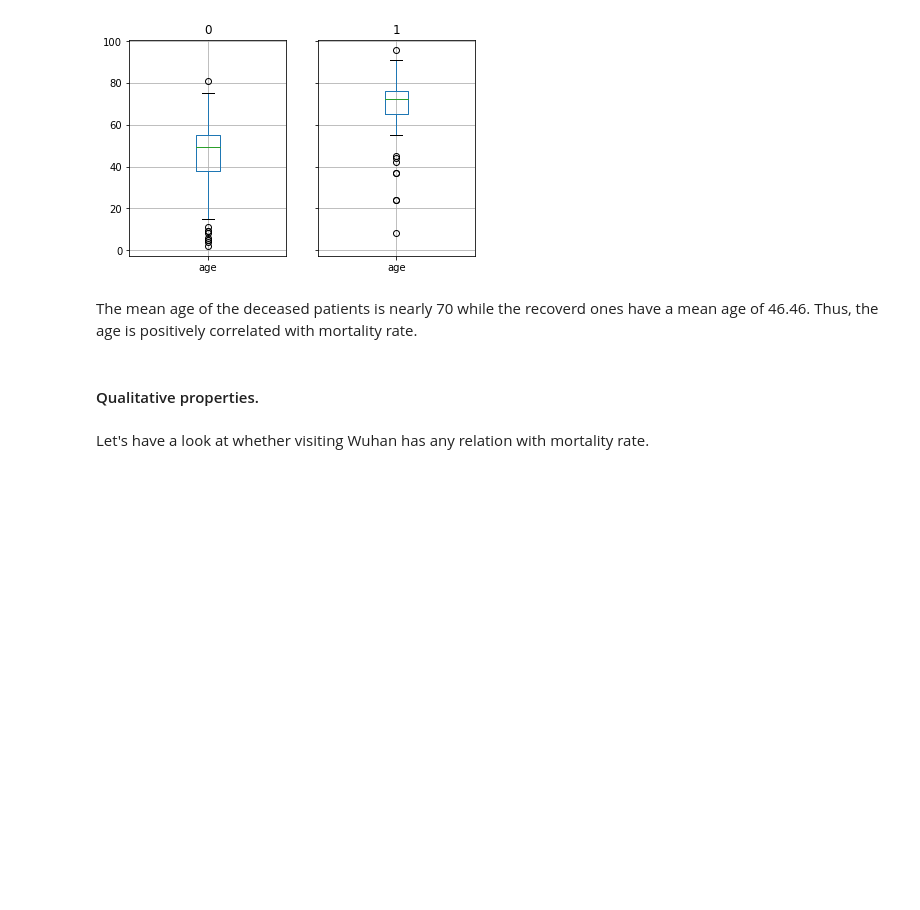
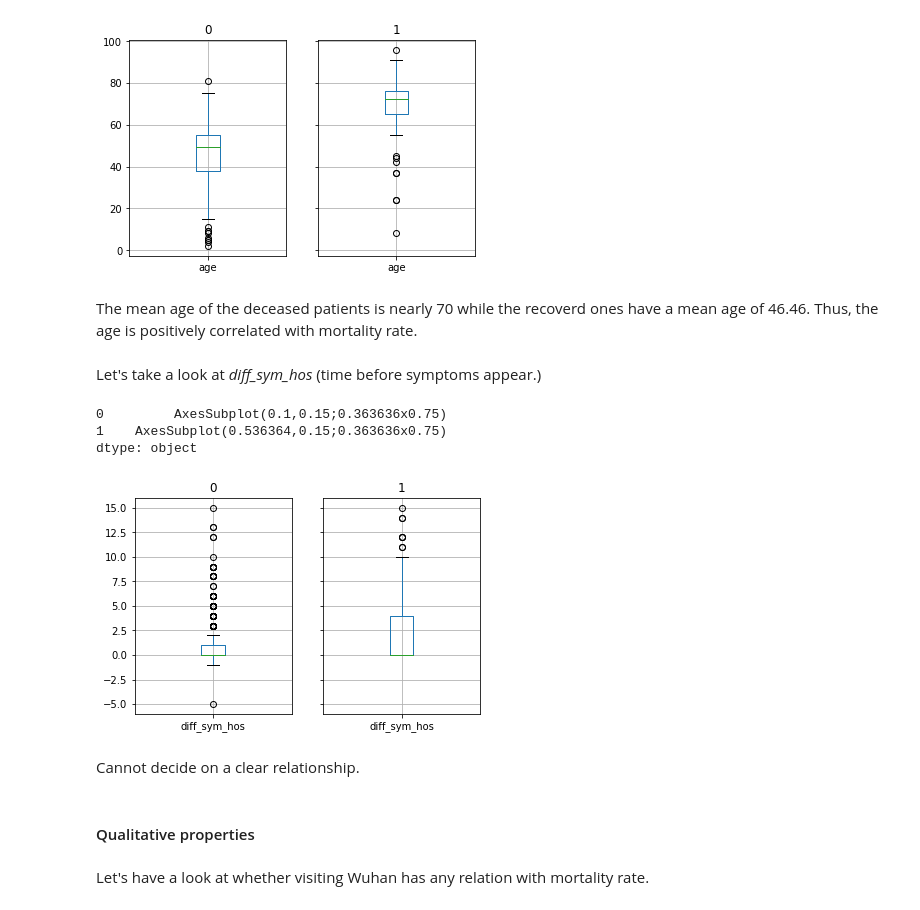
Before and after one commit to Ali-Elganzory/Covid-19-Mortality, a Jupyter notebook: Project.ipynb, the cells around one changed output. Saved outputs shown, nothing was run; the diff lists cells and outputs as text; code cells hidden in the pictures; blank space fills up the shorter version.

Commit message:
Explored symptoms.

```diff
--- a/Project.ipynb
+++ b/Project.ipynb
@@ -76,8 +83,19 @@ dtype: object
 [figure]
 # %% [markdown]
 The mean age of the deceased patients is nearly 70 while the recoverd ones have a mean age of 46.46. Thus, the age is positively correlated with mortality rate.
+# %% [markdown]
+Let's take a look at *diff_sym_hos* (time before symptoms appear.)
+# %%
+df.groupby("result").boxplot(column="diff_sym_hos")
+# %% [output]
+0         AxesSubplot(0.1,0.15;0.363636x0.75)
+1    AxesSubplot(0.536364,0.15;0.363636x0.75)
+dtype: object
+[figure, added]
+# %% [markdown]
+Cannot decide on a clear relationship.
 # %% [markdown]
-#### Qualitative properties.
+#### Qualitative properties
 # %%
 qual_cols = ["location", "gender", "vis_wuhan", "from_wuhan", *[f"symptom{i}" for i in range(1, 7)], "result"]
 # %% [markdown]
```
Also changed, not shown: parts of 10 cells of this notebook.
